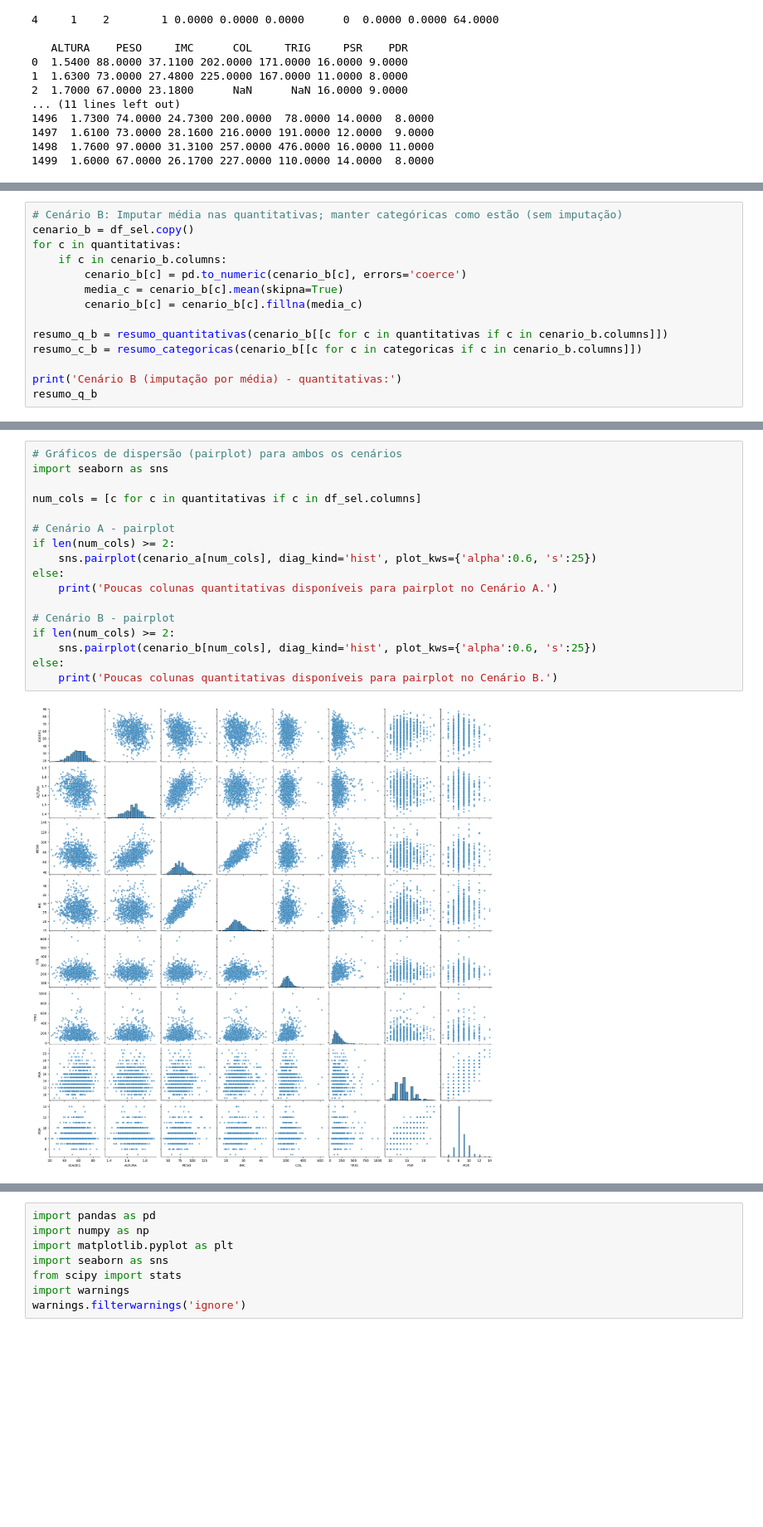
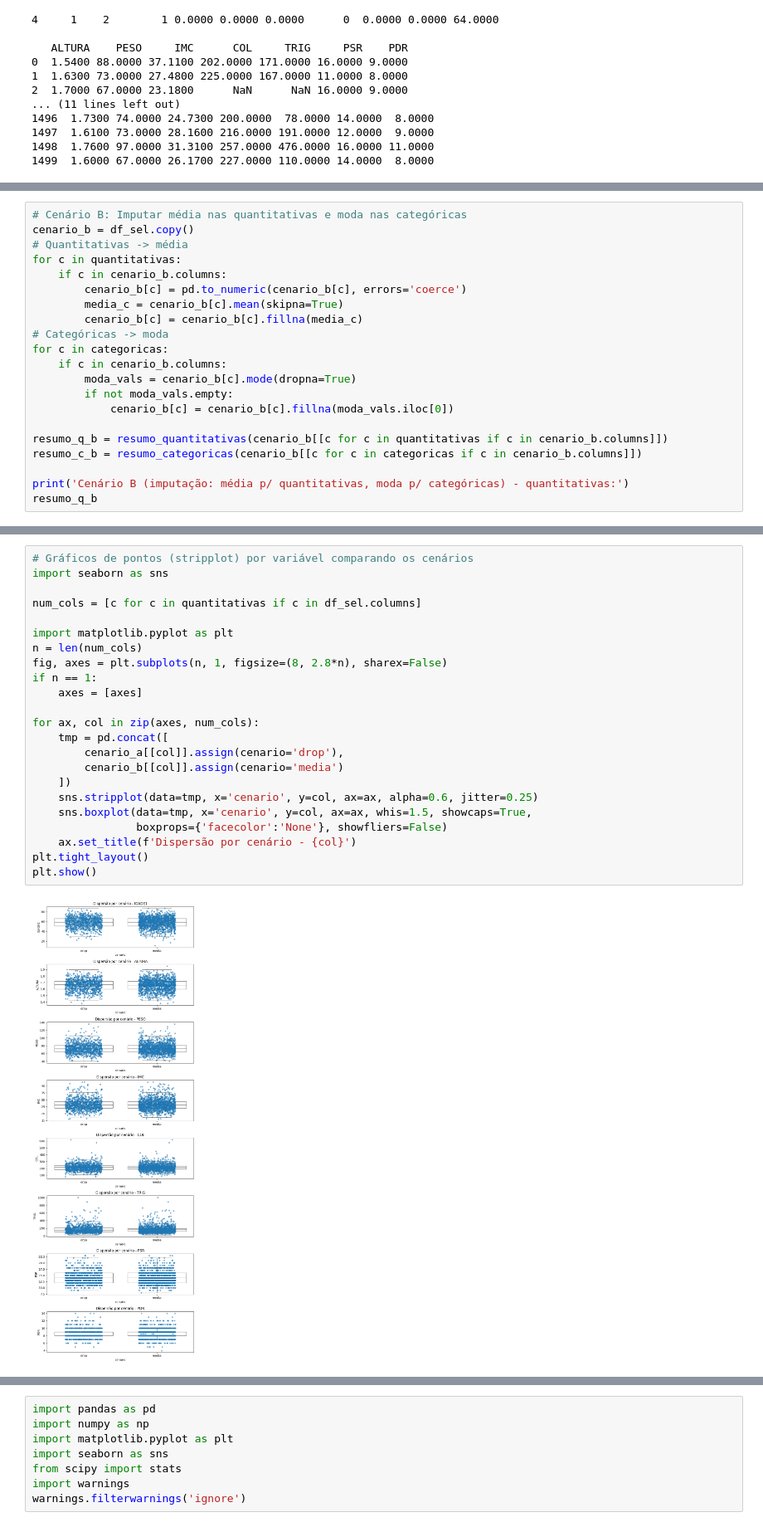
Before and after one commit to gabrielmarchesano/data-analysis-mqam, a Jupyter notebook: analise_coronarias.ipynb, the cells around one changed output, grey strips where cells are left out. Shown at 83% size. Saved outputs shown, nothing was run; the diff lists cells and outputs as text; blank space fills up the shorter version.

```diff
--- a/analise_coronarias.ipynb
+++ b/analise_coronarias.ipynb
@@ -143,15 +143,22 @@ Cenário A (drop linhas) - quantitativas:
 # %%
-# Cenário B: Imputar média nas quantitativas; manter categóricas como estão (sem imputação)
+# Cenário B: Imputar média nas quantitativas e moda nas categóricas
 cenario_b = df_sel.copy()
+# Quantitativas -> média
 for c in quantitativas:
     if c in cenario_b.columns:
         cenario_b[c] = pd.to_numeric(cenario_b[c], errors='coerce')
         media_c = cenario_b[c].mean(skipna=True)
         cenario_b[c] = cenario_b[c].fillna(media_c)
+# Categóricas -> moda
+for c in categoricas:
+    if c in cenario_b.columns:
+        moda_vals = cenario_b[c].mode(dropna=True)
+        if not moda_vals.empty:
+            cenario_b[c] = cenario_b[c].fillna(moda_vals.iloc[0])
 
 resumo_q_b = resumo_quantitativas(cenario_b[[c for c in quantitativas if c in cenario_b.columns]])
 resumo_c_b = resumo_categoricas(cenario_b[[c for c in categoricas if c in cenario_b.columns]])
 
-print('Cenário B (imputação por média) - quantitativas:')
+print('Cenário B (imputação: média p/ quantitativas, moda p/ categóricas) - quantitativas:')
 resumo_q_b
 # %% [output]
@@ -204,19 +212,25 @@ plt.show()
 # %%
-# Gráficos de dispersão (pairplot) para ambos os cenários
+# Gráficos de pontos (stripplot) por variável comparando os cenários
 import seaborn as sns
 
 num_cols = [c for c in quantitativas if c in df_sel.columns]
 
-# Cenário A - pairplot
-if len(num_cols) >= 2:
-    sns.pairplot(cenario_a[num_cols], diag_kind='hist', plot_kws={'alpha':0.6, 's':25})
-else:
-    print('Poucas colunas quantitativas disponíveis para pairplot no Cenário A.')
+import matplotlib.pyplot as plt
+n = len(num_cols)
+fig, axes = plt.subplots(n, 1, figsize=(8, 2.8*n), sharex=False)
+if n == 1:
+    axes = [axes]
 
-# Cenário B - pairplot
-if len(num_cols) >= 2:
-    sns.pairplot(cenario_b[num_cols], diag_kind='hist', plot_kws={'alpha':0.6, 's':25})
-else:
-    print('Poucas colunas quantitativas disponíveis para pairplot no Cenário B.')
+for ax, col in zip(axes, num_cols):
+    tmp = pd.concat([
+        cenario_a[[col]].assign(cenario='drop'),
+        cenario_b[[col]].assign(cenario='media')
+    ])
+    sns.stripplot(data=tmp, x='cenario', y=col, ax=ax, alpha=0.6, jitter=0.25)
+    sns.boxplot(data=tmp, x='cenario', y=col, ax=ax, whis=1.5, showcaps=True,
+                boxprops={'facecolor':'None'}, showfliers=False)
+    ax.set_title(f'Dispersão por cenário - {col}')
+plt.tight_layout()
+plt.show()
 # %% [output]
-[figure, old version]
+[figure, new version]
```
Also changed, not shown: parts of 8 cells of this notebook.
